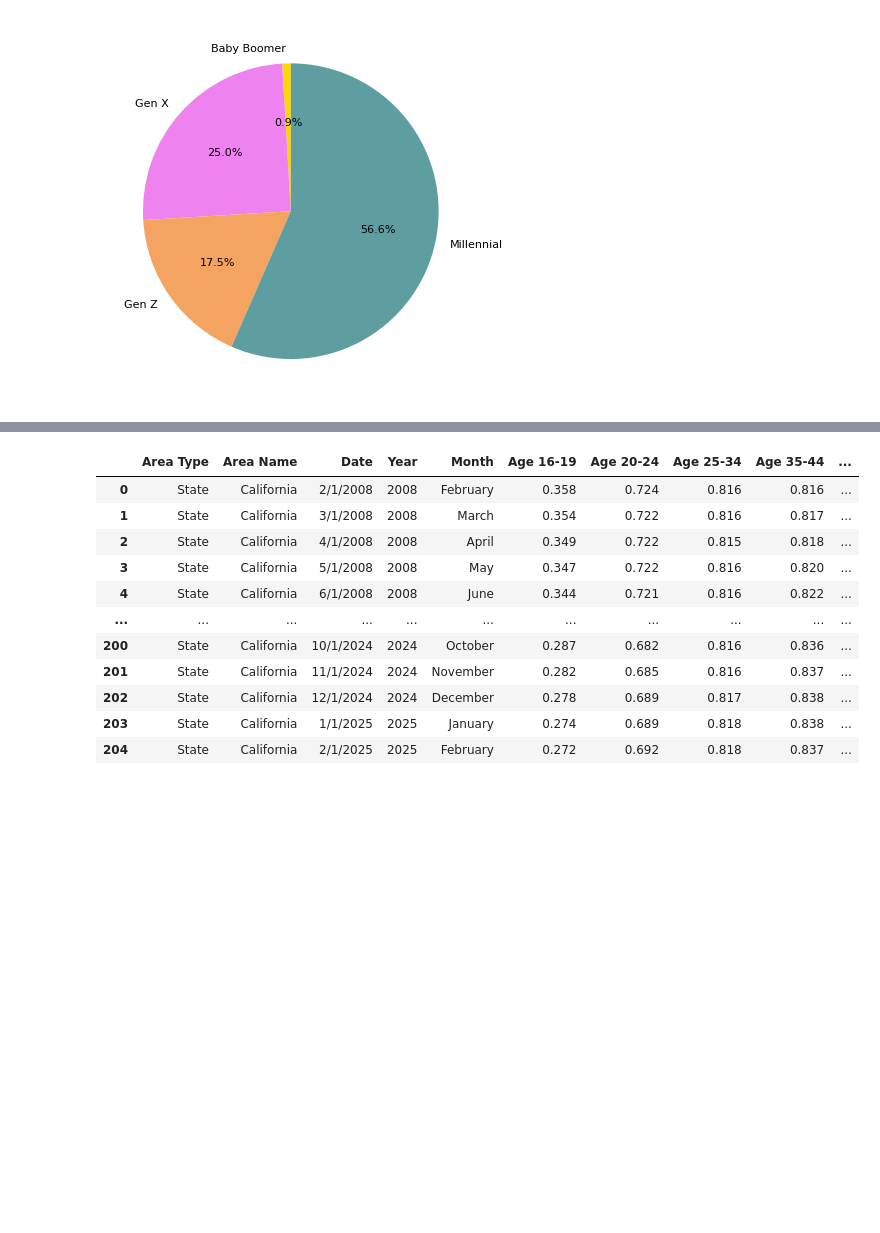
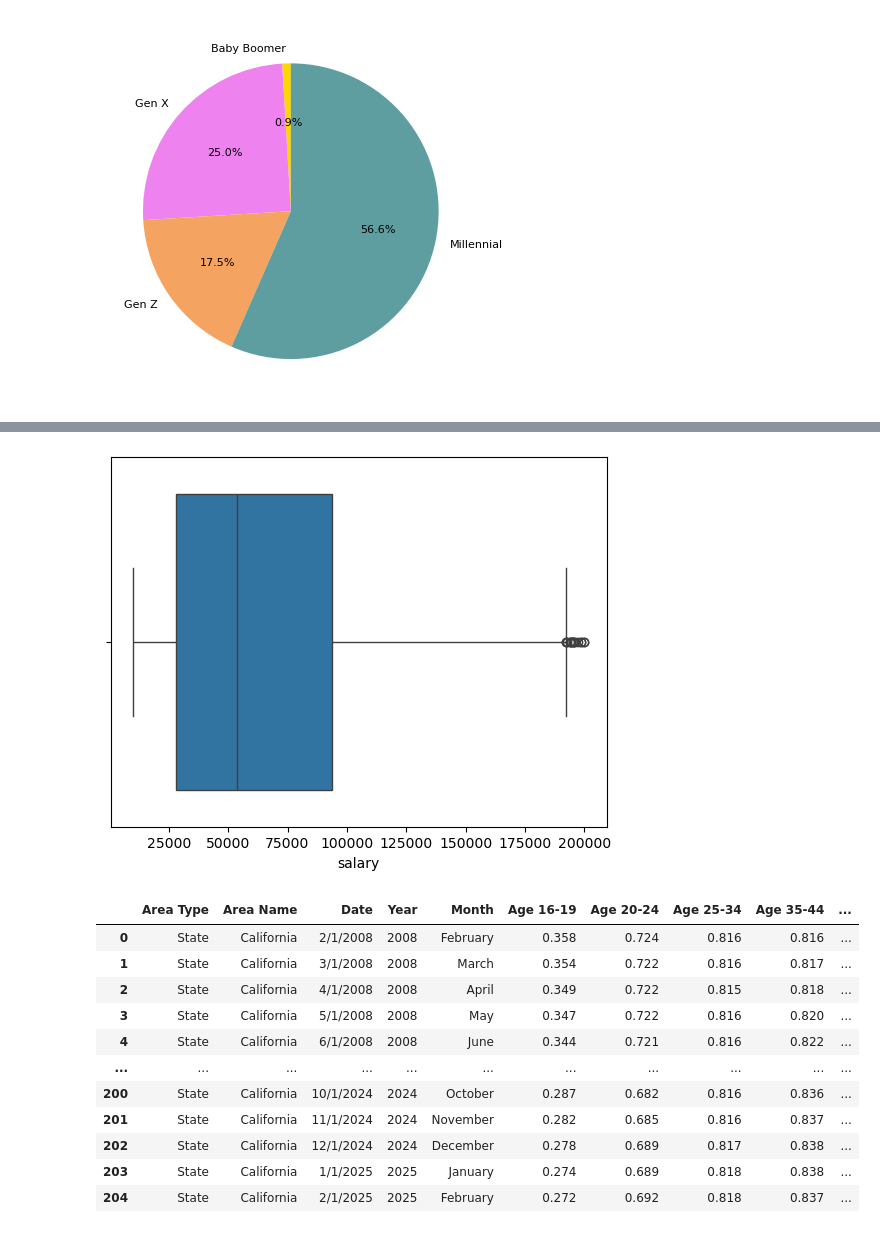
Before and after one commit to NuriaSalasVazquez/project-da-promo-49-modulo-3-team-4, a Jupyter notebook: EDA.ipynb, the cells around one changed output, grey strips where cells are left out. Drawn from its saved outputs; the diff is of its cells as text; code cells hidden in the pictures; blank space fills up the shorter version.

```diff
--- a/EDA.ipynb
+++ b/EDA.ipynb
@@ -393,3 +407,9 @@ plt.pie("employeenumber", labels= "generation",
+# %%
+clean_salary = df["salary"][df["salary"] != 1.118004E+06]
+
+sns.boxplot(x=clean_salary, data=df);
+# %% [output]
+[figure, added]
 # %%
 df_california = pd.read_csv("labor_force_participation_rate_by_age_group.csv")
 
```
Also changed, not shown: parts of 10 cells of this notebook.
